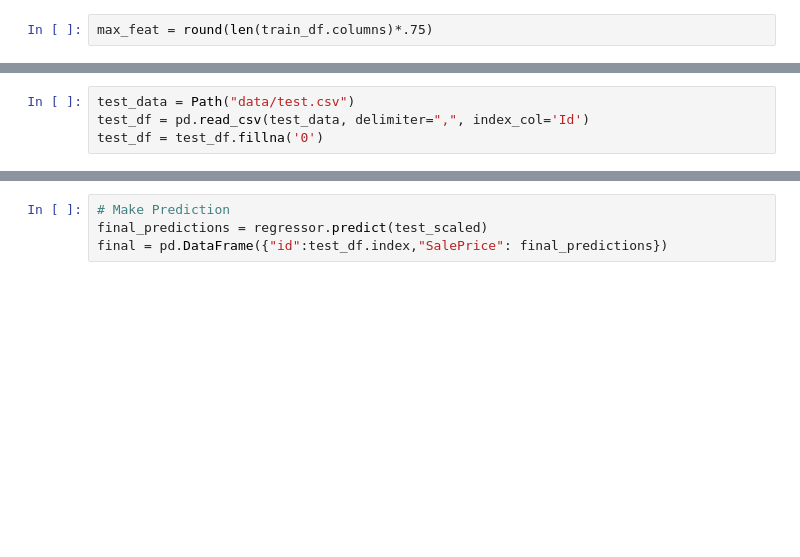
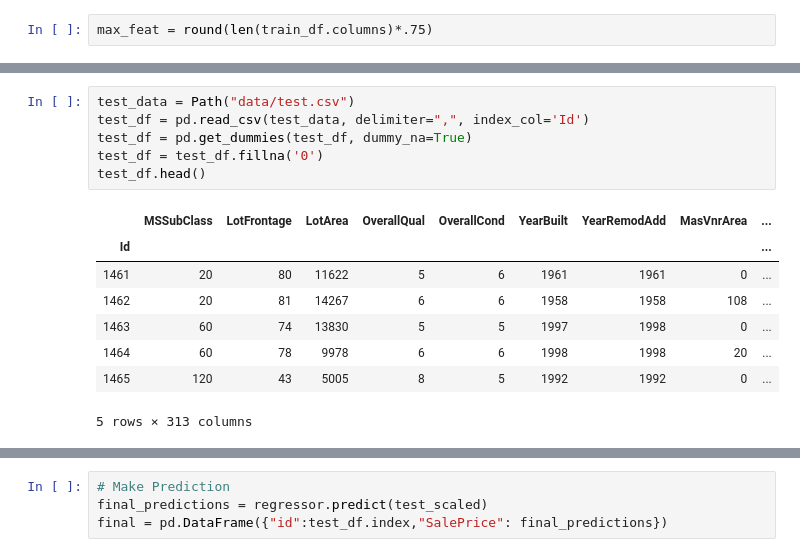
Before and after one commit to irayje/kaggle-house-prices, a Jupyter notebook: kaggle_house_prices.ipynb, the cells around one changed output, grey strips where cells are left out. Saved outputs shown, nothing was run; the diff lists cells and outputs as text; blank space fills up the shorter version.

```diff
--- a/kaggle_house_prices.ipynb
+++ b/kaggle_house_prices.ipynb
@@ -122,6 +129,17 @@ pd.DataFrame({"Prediction": predictions, "Actual": y_test.ravel()}).tail(20)
 # %%
 test_data = Path("data/test.csv")
 test_df = pd.read_csv(test_data, delimiter=",", index_col='Id')
+test_df = pd.get_dummies(test_df, dummy_na=True)
 test_df = test_df.fillna('0')
+test_df.head()
+# %% [output]
+|  | MSSubClass | LotFrontage | LotArea | OverallQual | OverallCond | YearBuilt | YearRemodAdd | MasVnrArea | ... |
+| Id |  |  |  |  |  |  |  |  | ... |
+| 1461 | 20 | 80 | 11622 | 5 | 6 | 1961 | 1961 | 0 | ... |
+| 1462 | 20 | 81 | 14267 | 6 | 6 | 1958 | 1958 | 108 | ... |
+| 1463 | 60 | 74 | 13830 | 5 | 5 | 1997 | 1998 | 0 | ... |
+| 1464 | 60 | 78 | 9978 | 6 | 6 | 1998 | 1998 | 20 | ... |
+| 1465 | 120 | 43 | 5005 | 8 | 5 | 1992 | 1992 | 0 | ... |
+5 rows × 313 columns
 # %%
 test_scaled = X_scaler.transform(test_df)
```
Also changed, not shown: parts of 43 cells of this notebook, 1 other file.
